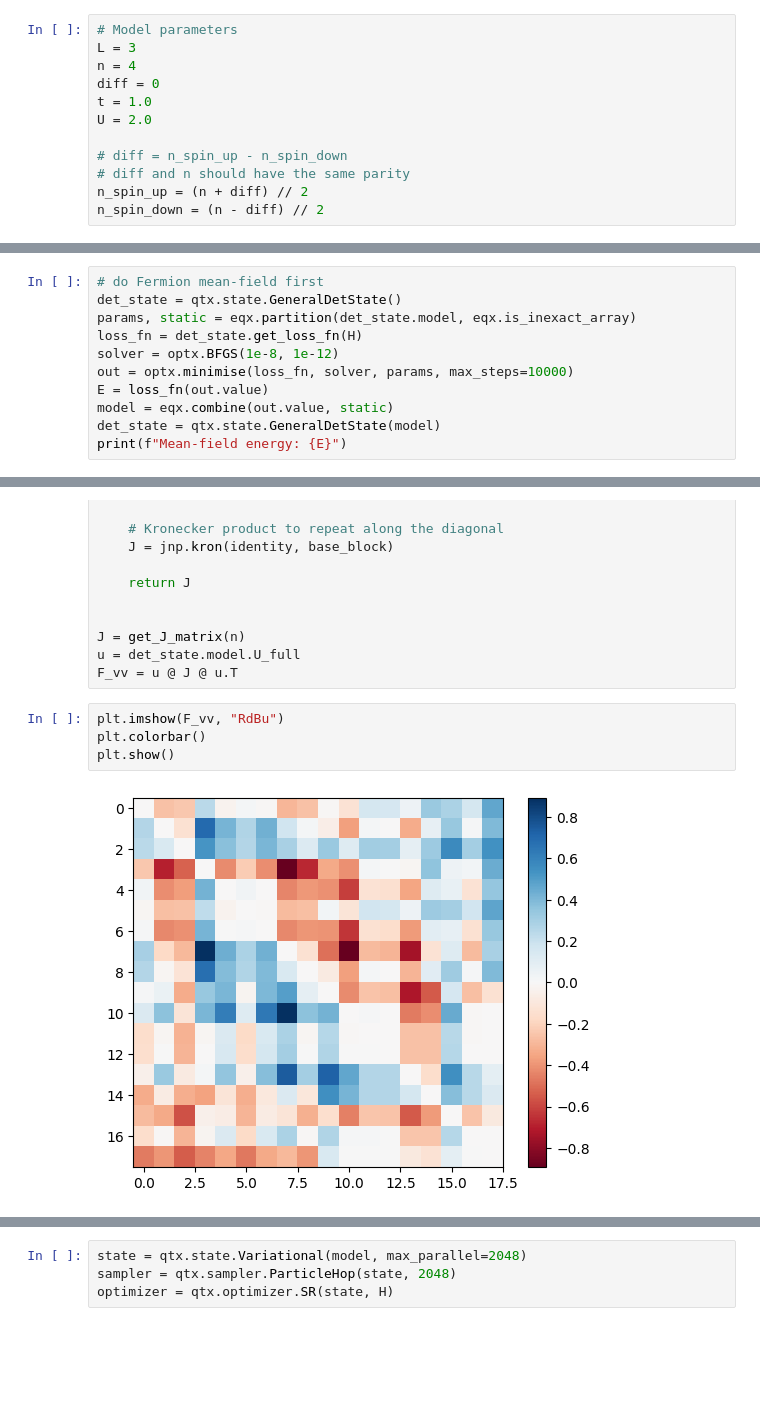
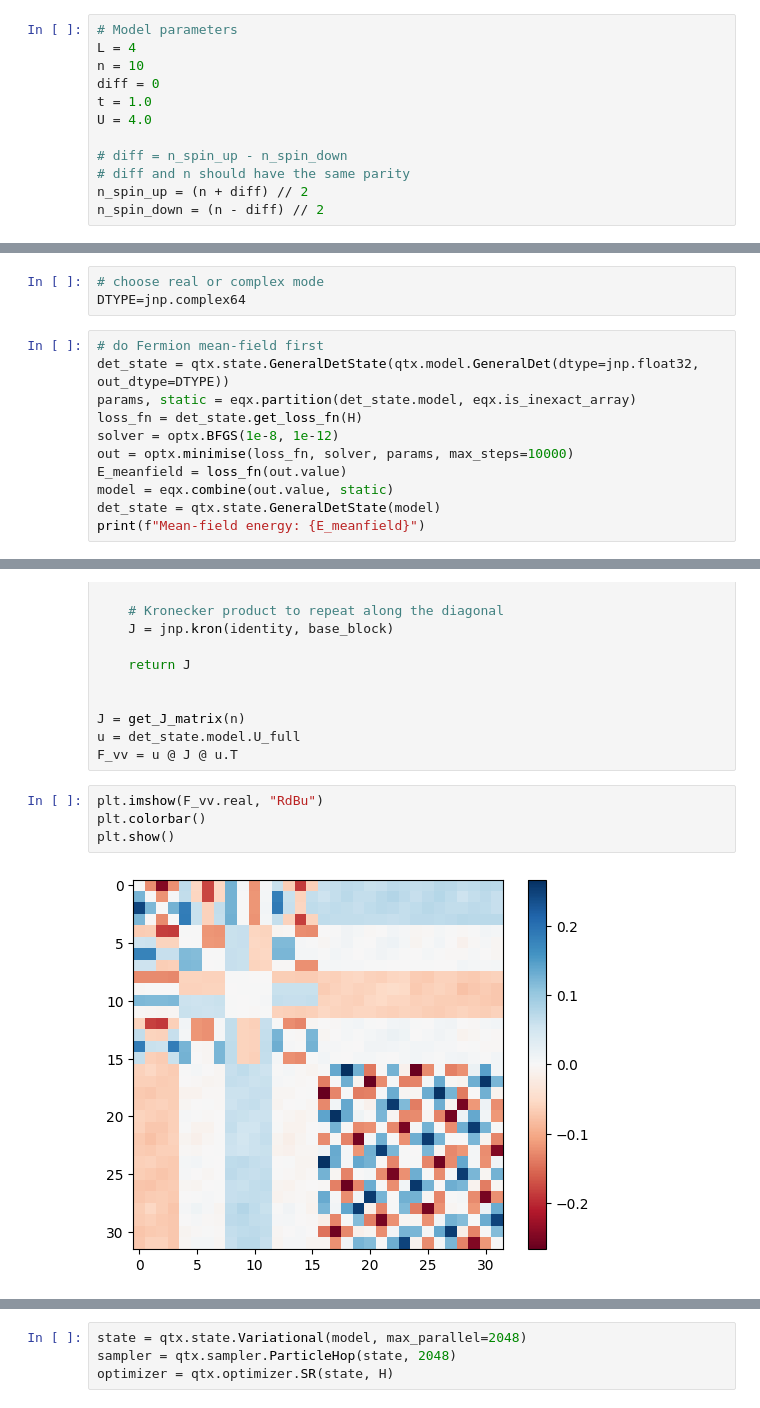
Before and after one commit to brandoncovert/NN_Discrete, a Jupyter notebook: neutrons_roth_NN.ipynb, the cells around one changed output, grey strips where cells are left out. Drawn from its saved outputs; the diff is of its cells as text; blank space fills up the shorter version.

Commit message:
ran real/complex test

```diff
--- a/neutrons_roth_NN.ipynb
+++ b/neutrons_roth_NN.ipynb
@@ -16,10 +18,10 @@ from jaxtyping import Key
 # %%
 # Model parameters
-L = 3
-n = 4
+L = 4
+n = 10
 diff = 0
 t = 1.0
-U = 2.0
+U = 4.0
 
 # diff = n_spin_up - n_spin_down
 # diff and n should have the same parity
@@ -282,12 +293,15 @@ LogArray(
+# %%
+# choose real or complex mode
+DTYPE=jnp.complex64
 # %%
 # do Fermion mean-field first
-det_state = qtx.state.GeneralDetState()
+det_state = qtx.state.GeneralDetState(qtx.model.GeneralDet(dtype=jnp.float32, out_dtype=DTYPE))
 params, static = eqx.partition(det_state.model, eqx.is_inexact_array)
 loss_fn = det_state.get_loss_fn(H)
 solver = optx.BFGS(1e-8, 1e-12)
 out = optx.minimise(loss_fn, solver, params, max_steps=10000)
-E = loss_fn(out.value)
+E_meanfield = loss_fn(out.value)
 model = eqx.combine(out.value, static)
 det_state = qtx.state.GeneralDetState(model)
-print(f"Mean-field energy: {E}")
+print(f"Mean-field energy: {E_meanfield}")
 # %% [output]
@@ -313,11 +327,11 @@ J = get_J_matrix(n)
 u = det_state.model.U_full
 F_vv = u @ J @ u.T
 # %%
-plt.imshow(F_vv, "RdBu")
+plt.imshow(F_vv.real, "RdBu")
 plt.colorbar()
 plt.show()
 # %% [output]
-[figure, old version]
+[figure, new version]
 # %%
 jnp.std(F_vv)
 # %% [output]
```
Also changed, not shown: parts of 15 cells of this notebook, 9 other files.
